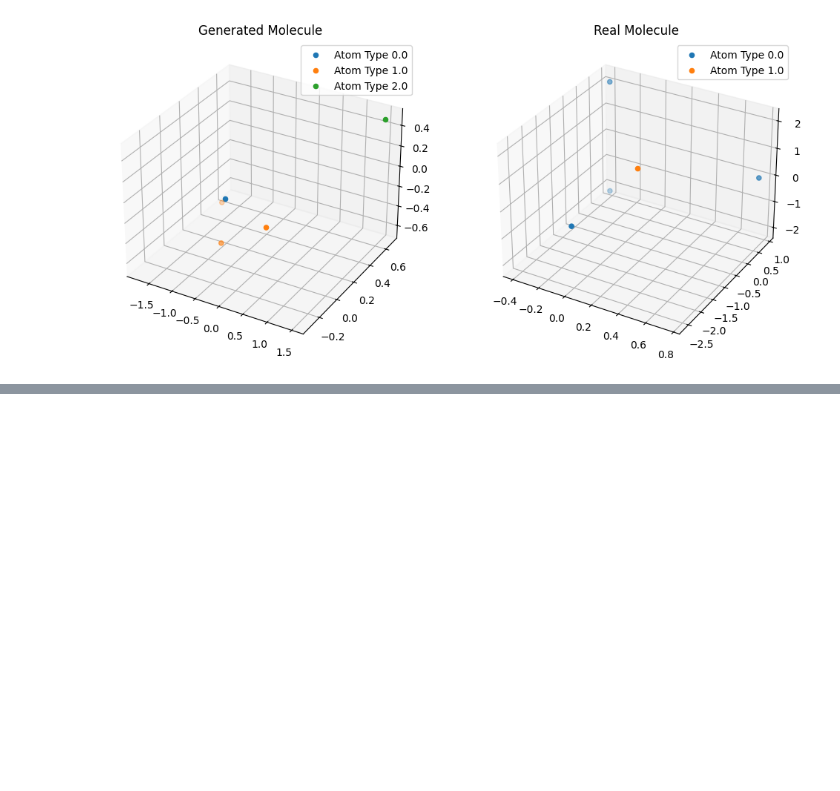
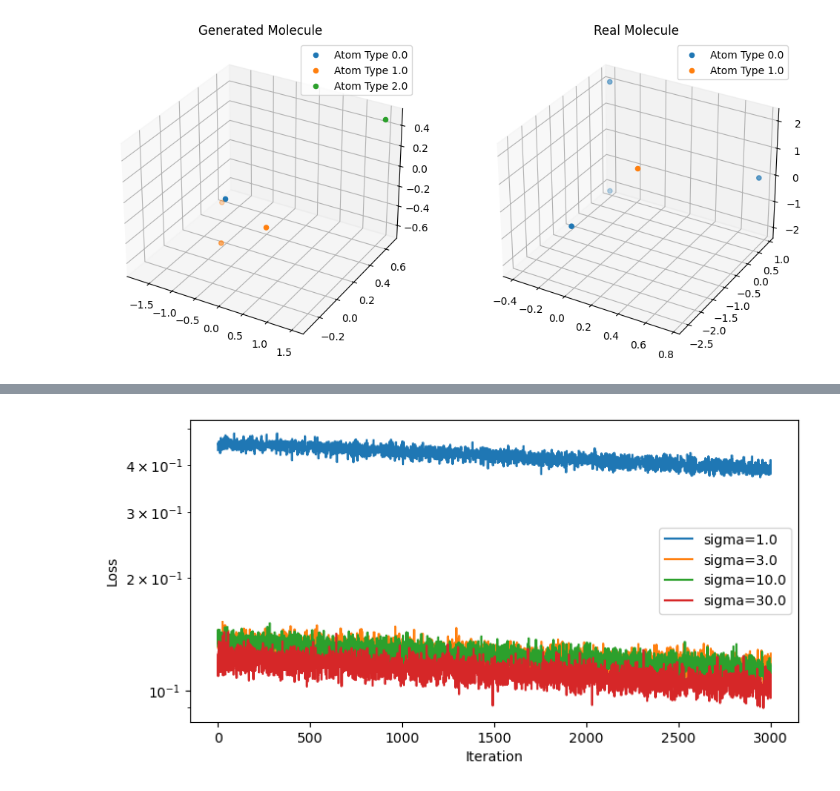
Before and after one commit to edovergna/equi-drifting, a Jupyter notebook: notebooks/one_real_molecule_exp.ipynb, the cells around one changed output, grey strips where cells are left out. Saved outputs shown, nothing was run; the diff lists cells and outputs as text; code cells hidden in the pictures; blank space fills up the shorter version.

Commit message:
Adding visuals and stuff to notebook

```diff
--- a/notebooks/one_real_molecule_exp.ipynb
+++ b/notebooks/one_real_molecule_exp.ipynb
@@ -5,9 +5,18 @@ import os
 from pathlib import Path
 from torch_geometric.datasets import QM9
 
-DATA_ROOT = Path.cwd().parent / "data" / "QM9"
+class CachedQM9(QM9):
+    @property
+    def raw_file_names(self):
+        return ["qm9_v3.pt"]
 
-dataset = QM9(DATA_ROOT)
+PROJECT_ROOT = Path.cwd()
+if PROJECT_ROOT.name == "notebooks":
+    PROJECT_ROOT = PROJECT_ROOT.parent
+
+DATA_ROOT = PROJECT_ROOT / "data" / "QM9"
+
+dataset = CachedQM9(DATA_ROOT)
 # %% [markdown]
 # Define MLP, Loss, and Training Loop
 # %%
@@ -828,0 +1041,50 @@ Rounded viz types:
+# %%
+SWEEP_PREFERRED_NUM_ATOMS = 5
+SWEEP_NUM_ATOM_TYPES = 5
+SWEEP_N_REAL_TRAIN = 16
+SWEEP_N_REAL_TEST = 16
+SWEEP_N_GEN_MOLS = 64
+SWEEP_N_EVAL_MOLS = 64
+SWEEP_NUM_ITERS = 3000
+SWEEP_LR = 0.001
+SWEEP_SIGMAS = [1.0, 3.0, 10.0, 30.0]
+SWEEP_NUM_ATOMS = choose_atom_count(
+    dataset,
+    required=SWEEP_N_REAL_TRAIN + SWEEP_N_REAL_TEST,
+    preferred=SWEEP_PREFERRED_NUM_ATOMS,
+)
+
+sweep_data = collect_same_size_qm9(
+    dataset,
+    num_atoms=SWEEP_NUM_ATOMS,
+    n_train=SWEEP_N_REAL_TRAIN,
+    n_test=SWEEP_N_REAL_TEST,
+)
+
+sweep_results = []
+for sigma in SWEEP_SIGMAS:
+    result = train_one_bandwidth(
+        sigma=sigma,
+        data=sweep_data,
+        num_iters=SWEEP_NUM_ITERS,
+        n_gen_mols=SWEEP_N_GEN_MOLS,
+        n_eval_mols=SWEEP_N_EVAL_MOLS,
+        num_atoms=SWEEP_NUM_ATOMS,
+        num_atom_types=SWEEP_NUM_ATOM_TYPES,
+        lr=SWEEP_LR,
+        log_every=500,
+    )
+    sweep_results.append(result)
+
+print_sweep_table(sweep_results)
+
+fig, ax = plt.subplots(figsize=(8, 4))
+for result in sweep_results:
+    ax.plot(result["losses"], label=f"sigma={result['sigma']}")
+ax.set_yscale("log")
+ax.set_xlabel("Iteration")
+ax.set_ylabel("Loss")
+ax.legend()
+display(fig)
+plt.close(fig)
+# %% [output]
@@ -828,0 +1108 @@ Rounded viz types:
+[figure, added]
```
Also changed, not shown: parts of 9 cells of this notebook, 1 other file.
